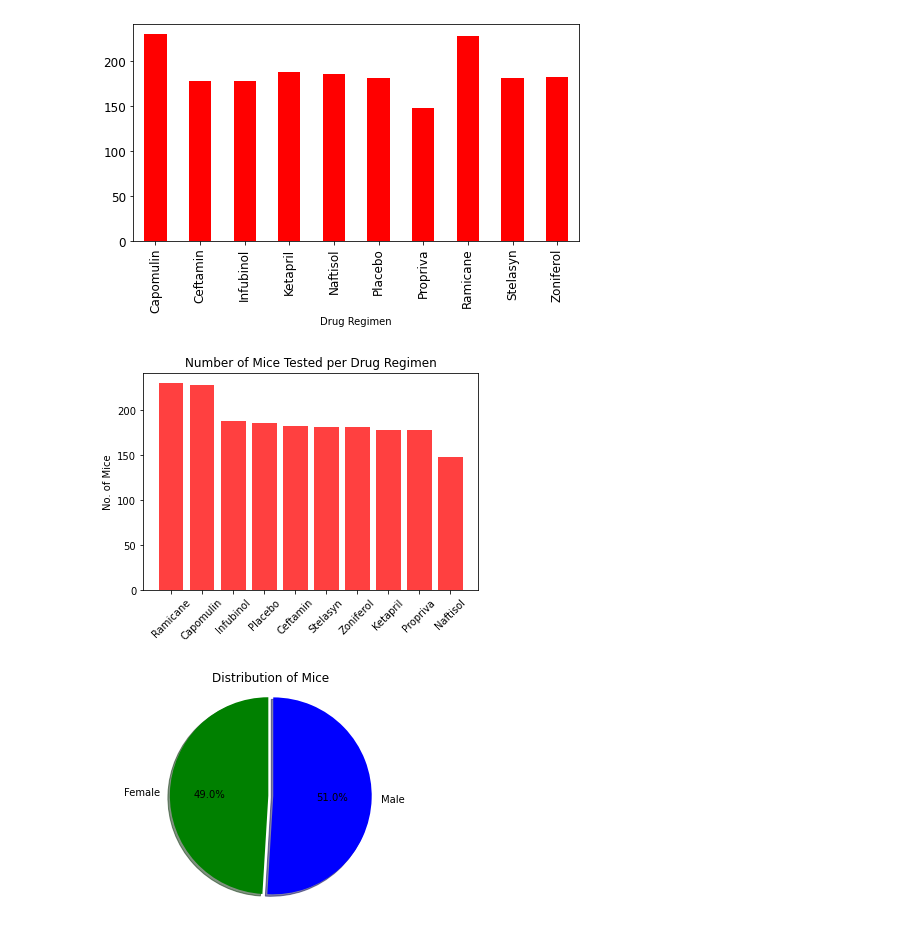
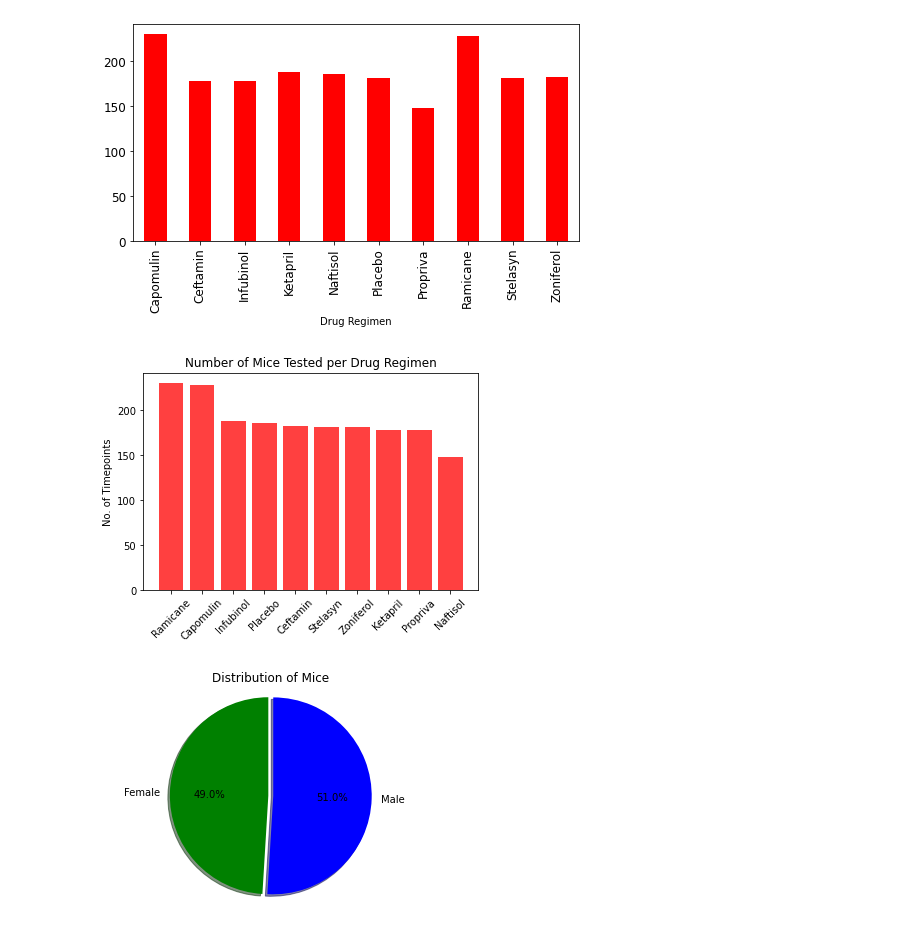
Before and after one commit to AmyP93/Matplotlib---Power-of-Plots, a Jupyter notebook: pymaceuticals_starter.ipynb, the cells around one changed output. Cells and saved outputs as stored; diff of their text form; code cells hidden in the pictures.

```diff
--- a/pymaceuticals_starter.ipynb
+++ b/pymaceuticals_starter.ipynb
@@ -243,25 +241,14 @@ Name: Timepoint, dtype: int64
 # %%
 # Generate a bar plot showing the total number of timepoints for all mice tested for each drug regimen using pyplot.
 
-##  BETHANY - AM I COUNTING THE CORRECT COLUMN??  "number of timepoints"
+x_axis = metadata_complete["Drug Regimen"].unique()
+plt.title("Number of Mice Tested per Drug Regimen")
+plt.ylabel("No. of Timepoints")
+plt.bar(x_axis, metadata_complete["Drug Regimen"].value_counts(), facecolor="red", alpha=0.75, align="center")
+plt.xticks(rotation=45)
+plt.show()
+# %% [output]
+[figure, added]
-# %%
-x_axis = metadata_complete["Drug Regimen"].unique()
-# tick_locations = []
-# for x in x_axis:
-#     tick_locations.append(x)
-
-plt.title("Number of Mice Tested per Drug Regimen")
-#plt.xlabel("Drug Regimen")
-plt.ylabel("No. of Mice")
-
-# plt.xlim(-0.75, len(metadata_complete["Drug Regimen"].unique())-.25)
-# plt.ylim(0, max(metadata_complete["Timepoint"].count) + 5)
-
-plt.bar(x_axis, metadata_complete["Drug Regimen"].value_counts(), facecolor="red", alpha=0.75, align="center")
-plt.xticks(rotation=45)
-plt.show()
-# %% [output]
-[figure, removed]
 # %%
 # Generate a pie plot showing the distribution of female versus male mice
 # Pandas
```
Also changed, not shown: parts of 23 cells of this notebook, 6 other files.
